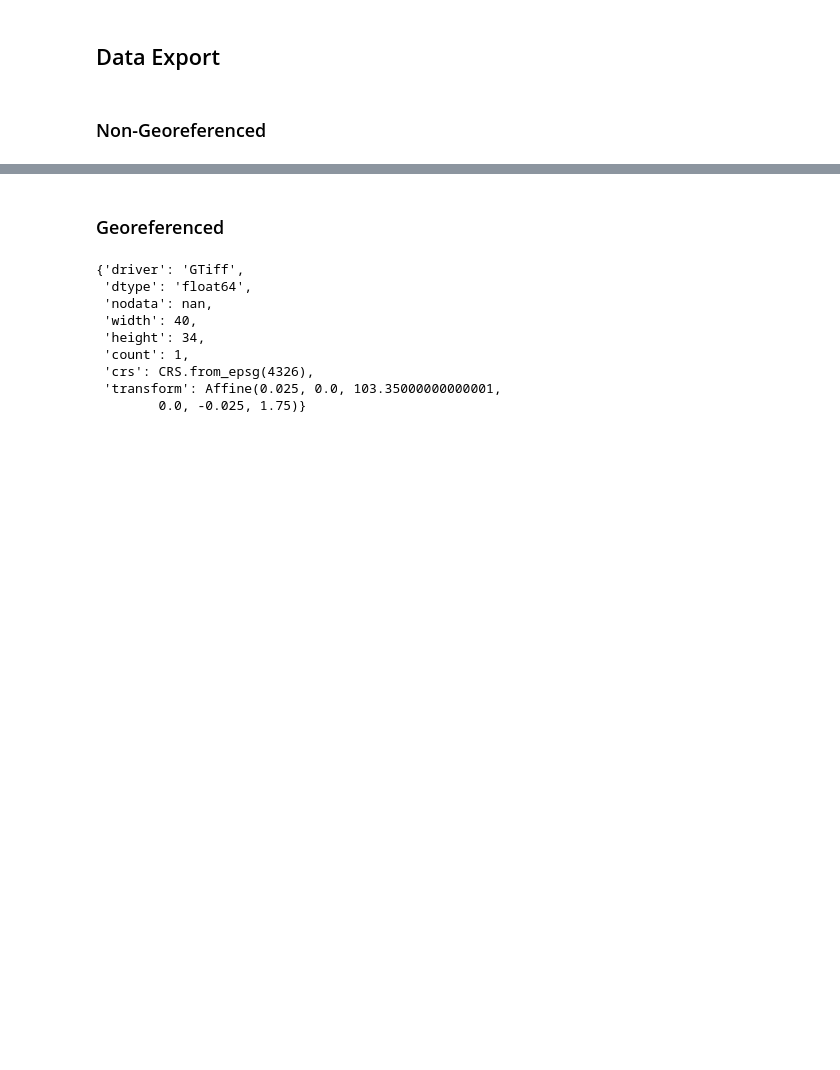
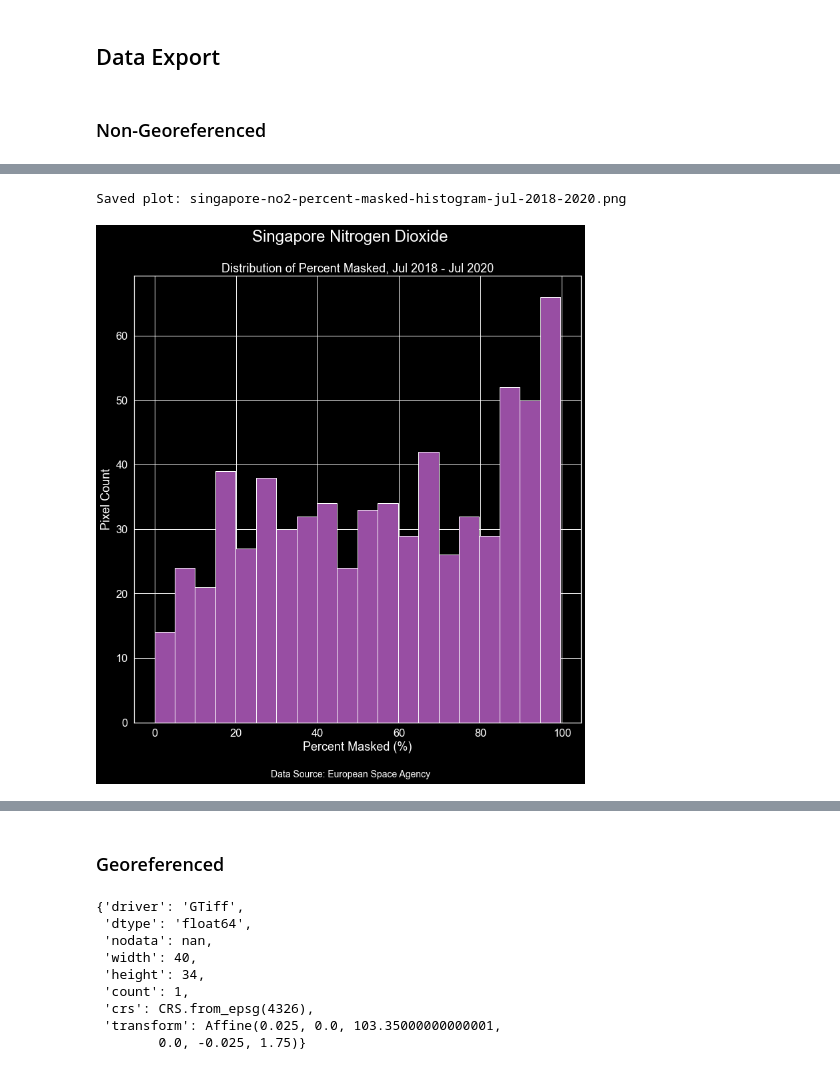
Before and after one commit to calekochenour/sentinel-5p-no2, a Jupyter notebook: 01-code-scripts/sentinel-5p-no2-singapore.ipynb, the cells around one changed output, grey strips where cells are left out. Saved outputs shown, nothing was run; the diff lists cells and outputs as text; code cells hidden in the pictures; blank space fills up the shorter version.

```diff
--- a/01-code-scripts/sentinel-5p-no2-singapore.ipynb
+++ b/01-code-scripts/sentinel-5p-no2-singapore.ipynb
@@ -600,3 +622,24 @@ rd.save_figure(
 Saved plot: singapore-no2-percent-masked-full-study-area-jul-2018-2020.png
 [figure]
 [interactive output not drawn]
+# %%
+# Plot and export histogram of percent masked
+fig = stl.plot_histogram(
+    percent_masked_arr,
+    location="Singapore",
+    title="Distribution of Percent Masked, Jul 2018 - Jul 2020",
+    xlabel="Percent Masked",
+    difference=False,
+)
+
+rd.save_figure(
+    os.path.join(
+        "04-graphics-outputs",
+        "histograms",
+        "singapore",
+        "singapore-no2-percent-masked-histogram-jul-2018-2020.png",
+    )
+)
+# %% [output]
+Saved plot: singapore-no2-percent-masked-histogram-jul-2018-2020.png
+[figure, added]
```
Also changed, not shown: parts of 5 cells of this notebook, 5 other files.
